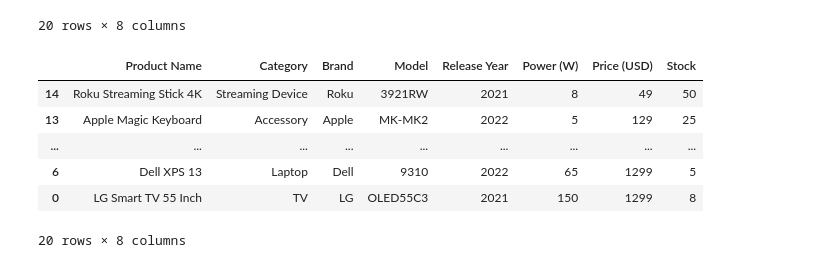
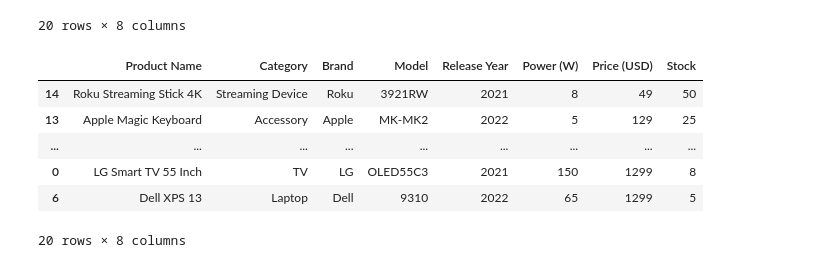
Before and after one commit to Dontbecode/-Bootcamp-Data-Analyst-, a Jupyter notebook: Pandas.ipynb, the cells around one changed output. Drawn from its saved outputs; the diff is of its cells as text; code cells hidden in the pictures.

```diff
--- a/Pandas.ipynb
+++ b/Pandas.ipynb
@@ -723,12 +723,12 @@ df.sort_index(ascending=False)
 | 0 | LG Smart TV 55 Inch | TV | LG | OLED55C3 | 2021 | 150 | 1299 | 8 |
 20 rows × 8 columns
 # %%
-df.sort_values(by=['Price (USD)', 'Stock'])
+df.sort_values(by=['Price (USD)', 'Stock'], ascending=[True,False])
 # %% [output]
 |  | Product Name | Category | Brand | Model | Release Year | Power (W) | Price (USD) | Stock |
 | 14 | Roku Streaming Stick 4K | Streaming Device | Roku | 3921RW | 2021 | 8 | 49 | 50 |
 | 13 | Apple Magic Keyboard | Accessory | Apple | MK-MK2 | 2022 | 5 | 129 | 25 |
 | ... | ... | ... | ... | ... | ... | ... | ... | ... |
+| 0 | LG Smart TV 55 Inch | TV | LG | OLED55C3 | 2021 | 150 | 1299 | 8 |
 | 6 | Dell XPS 13 | Laptop | Dell | 9310 | 2022 | 65 | 1299 | 5 |
-| 0 | LG Smart TV 55 Inch | TV | LG | OLED55C3 | 2021 | 150 | 1299 | 8 |
 20 rows × 8 columns
```
